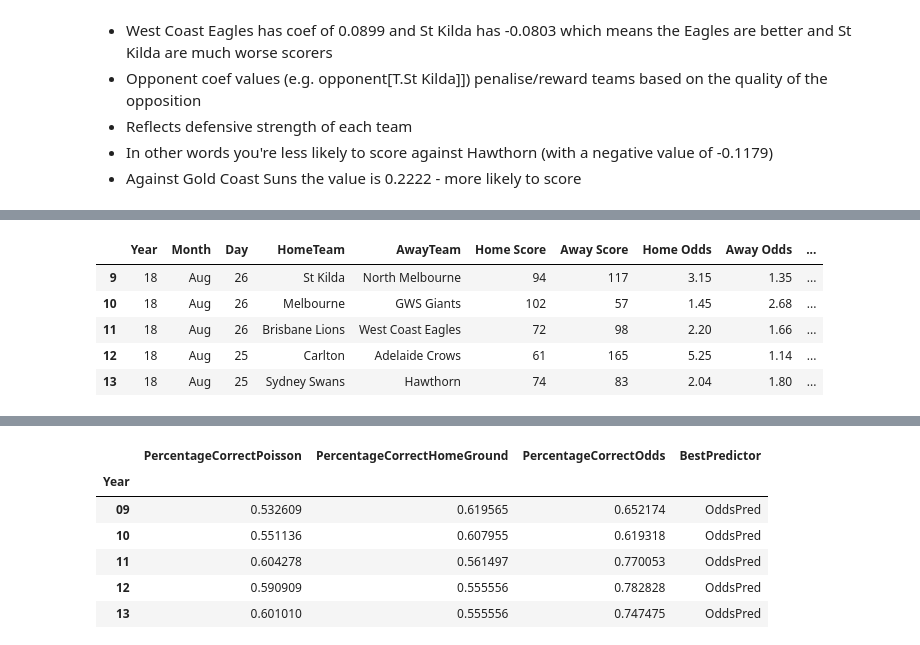
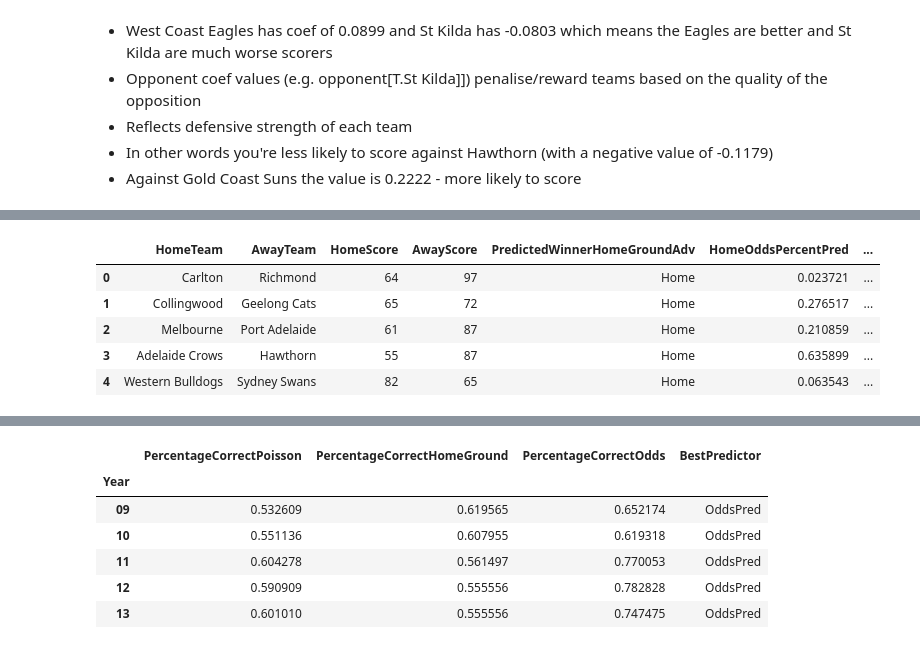
Before and after one commit to Beefstyles/AFLTippingPredictor, a Jupyter notebook: AFL Tipping Predictor Poisson.ipynb, the cells around one changed output, grey strips where cells are left out. Saved outputs shown, nothing was run; the diff lists cells and outputs as text; code cells hidden in the pictures.

```diff
--- a/AFL Tipping Predictor Poisson.ipynb
+++ b/AFL Tipping Predictor Poisson.ipynb
@@ -320,7 +237,0 @@ afl_results_2009_to_2018_results['PredictedWinnerHomeGroundAdv'] = 'Home'
-# %%
-afl_results_2009_to_2018_results['HomeOddsPercentPred'] = [np.sum(np.tril(simulate_match(afl_2019_poisson_model, homeTeam, awayTeam), -1)) for (homeTeam, awayTeam)
-                                                           in zip(afl_results_2009_to_2018_results['HomeTeam'], afl_results_2009_to_2018_results['AwayTeam'])]
-
-afl_results_2009_to_2018_results['AwayOddsPercentPred'] = [np.sum(np.triu(simulate_match(afl_2019_poisson_model, homeTeam, awayTeam), 1)) for (homeTeam, awayTeam)
-                                                           in zip(afl_results_2009_to_2018_results['HomeTeam'], afl_results_2009_to_2018_results['AwayTeam'])]
-afl_results_2009_to_2018_results.head()
@@ -333,0 +238,7 @@ afl_results_2009_to_2018_results.head()
+# %%
+afl_results_2019_split_scores['HomeOddsPercentPred'] = [np.sum(np.tril(simulate_match(afl_2014_to_2018_poisson_model, homeTeam, awayTeam), -1)) for (homeTeam, awayTeam)
+                                                           in zip(afl_results_2019_split_scores['HomeTeam'], afl_results_2019_split_scores['AwayTeam'])]
+
+afl_results_2019_split_scores['AwayOddsPercentPred'] = [np.sum(np.triu(simulate_match(afl_2014_to_2018_poisson_model, homeTeam, awayTeam), 1)) for (homeTeam, awayTeam)
+                                                           in zip(afl_results_2009_to_2018_results['HomeTeam'], afl_results_2019_split_scores['AwayTeam'])]
+afl_results_2019_split_scores.head()
@@ -334,5 +252,5 @@ afl_results_2009_to_2018_results.head()
 # %%
-afl_results_2009_to_2018_results['PredictedWinnerModel'] = ['Home' if homeoddspred >= awayoddspred
-                                                    else 'Away' for (homeoddspred, awayoddspred) in zip(afl_results_2009_to_2018_results['HomeOddsPercentPred'], afl_results_2009_to_2018_results['AwayOddsPercentPred'])]
-afl_results_2009_to_2018_results.head()
+afl_results_2019_split_scores['PredictedWinnerModel'] = ['Home' if homeoddspred >= awayoddspred
+                                                    else 'Away' for (homeoddspred, awayoddspred) in zip(afl_results_2019_split_scores['HomeOddsPercentPred'], afl_results_2019_split_scores['AwayOddsPercentPred'])]
+afl_results_2019_split_scores.head()
 # %% [output]
@@ -345,13 +263,23 @@ afl_results_2009_to_2018_results.head()
+# %%
+# Add actual winner to the test data column using a list comprehension
+
+afl_results_2019_split_scores['ActualWinner'] = ['Home' if homescore > awayscore
+                                                    else 'Away' if homescore < awayscore
+                                                    else 'Draw' for (homescore, awayscore)
+                                                    in zip(afl_results_2019_split_scores['HomeScore'],
+                                                           afl_results_2019_split_scores['AwayScore'])]
 # %%
-afl_results_2009_to_2018_results['PredictionCorrect'] = ['Yes' if PredictedWinner == ActualWinner
-                                                    else 'No' for (PredictedWinner, ActualWinner) in zip(afl_results_2009_to_2018_results['PredictedWinnerModel'], afl_results_2009_to_2018_results['ActualWinner'])]
-afl_results_2009_to_2018_results['PredictionCorrectHomeGround'] = ['Yes' if PredictedWinnerHomeGroundAdv == ActualWinner
-                                                    else 'No' for (PredictedWinnerHomeGroundAdv, ActualWinner) in zip(afl_results_2009_to_2018_results['PredictedWinnerHomeGroundAdv'], afl_results_2009_to_2018_results['ActualWinner'])]
-afl_results_2009_to_2018_results.head()
+afl_results_2019_split_scores['PredictionCorrect'] = ['Yes' if PredictedWinner == ActualWinner
+                                                    else 'No' for (PredictedWinner, ActualWinner) in zip(afl_results_2019_split_scores['PredictedWinnerModel'],
+                                                                                                         afl_results_2019_split_scores['ActualWinner'])]
+afl_results_2019_split_scores['PredictionCorrectHomeGround'] = ['Yes' if PredictedWinnerHomeGroundAdv == ActualWinner
+                                                    else 'No' for (PredictedWinnerHomeGroundAdv, ActualWinner) in zip(afl_results_2019_split_scores['PredictedWinnerHomeGroundAdv'],
+                                                                                                                      afl_results_2019_split_scores['ActualWinner'])]
+afl_results_2019_split_scores.head()
 # %% [output]
-|  | Year | Month | Day | HomeTeam | AwayTeam | Home Score | Away Score | Home Odds | Away Odds | ... |
-| 9 | 18 | Aug | 26 | St Kilda | North Melbourne | 94 | 117 | 3.15 | 1.35 | ... |
-| 10 | 18 | Aug | 26 | Melbourne | GWS Giants | 102 | 57 | 1.45 | 2.68 | ... |
-| 11 | 18 | Aug | 26 | Brisbane Lions | West Coast Eagles | 72 | 98 | 2.20 | 1.66 | ... |
-| 12 | 18 | Aug | 25 | Carlton | Adelaide Crows | 61 | 165 | 5.25 | 1.14 | ... |
-| 13 | 18 | Aug | 25 | Sydney Swans | Hawthorn | 74 | 83 | 2.04 | 1.80 | ... |
+|  | HomeTeam | AwayTeam | HomeScore | AwayScore | PredictedWinnerHomeGroundAdv | HomeOddsPercentPred | ... |
+| 0 | Carlton | Richmond | 64 | 97 | Home | 0.023721 | ... |
+| 1 | Collingwood | Geelong Cats | 65 | 72 | Home | 0.276517 | ... |
+| 2 | Melbourne | Port Adelaide | 61 | 87 | Home | 0.210859 | ... |
+| 3 | Adelaide Crows | Hawthorn | 55 | 87 | Home | 0.635899 | ... |
+| 4 | Western Bulldogs | Sydney Swans | 82 | 65 | Home | 0.063543 | ... |
```
Also changed, not shown: parts of 39 cells of this notebook.
